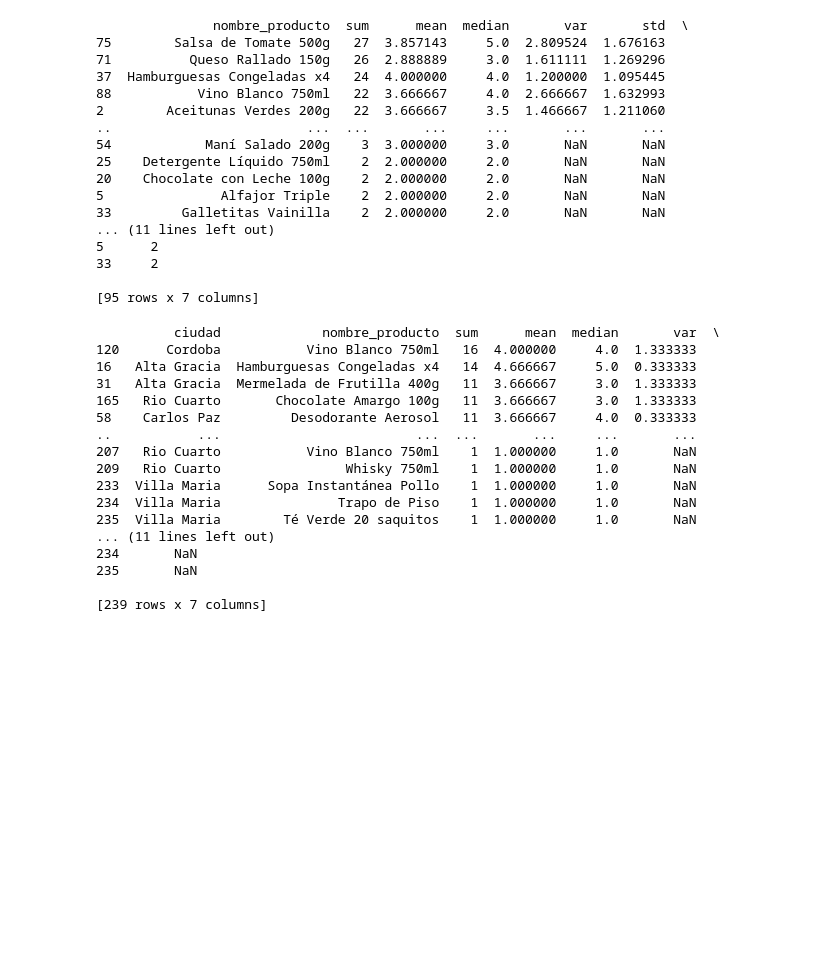
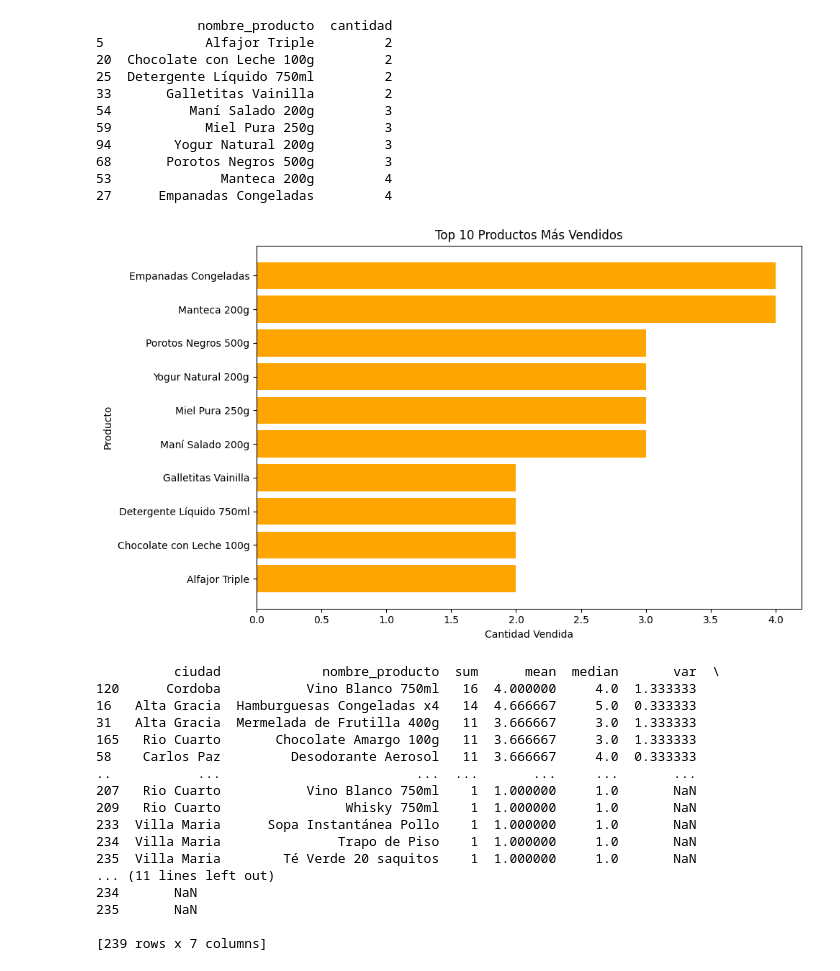
Before and after one commit to SirProg/proyecto-tienda-aurelion, a Jupyter notebook: limpieza.ipynb, the cells around one changed output. Drawn from its saved outputs; the diff is of its cells as text; code cells hidden in the pictures; blank space fills up the shorter version.

```diff
--- a/limpieza.ipynb
+++ b/limpieza.ipynb
@@ -113,42 +98,17 @@ Antes de eliminar columnas redundantes:
 # %%
-# Agrupamos solo por producto
-estadisticas_productos = (
-    detalle_ventas_con_cliente
-    .groupby('nombre_producto')['cantidad']
-    .agg(['sum', 'mean', 'median', 'var', 'std'])
-    .reset_index()
-)
-
-# Moda (la forma más sencilla es con value_counts)
-moda_productos = (
-    detalle_ventas_con_cliente
-    .groupby('nombre_producto')['cantidad']
-    .apply(lambda x: x.mode().iloc[0] if not x.mode().empty else None)
-    .reset_index(name='moda')
-)
-
-# Unimos todo
-estadisticas_productos = estadisticas_productos.merge(moda_productos, on='nombre_producto', how='left').sort_values(by='sum', ascending=False)
-
-print(estadisticas_productos)
 # %% [output]
-               nombre_producto  sum      mean  median       var       std  \
-75        Salsa de Tomate 500g   27  3.857143     5.0  2.809524  1.676163
-71          Queso Rallado 150g   26  2.888889     3.0  1.611111  1.269296
-37  Hamburguesas Congeladas x4   24  4.000000     4.0  1.200000  1.095445
-88           Vino Blanco 750ml   22  3.666667     4.0  2.666667  1.632993
-2        Aceitunas Verdes 200g   22  3.666667     3.5  1.466667  1.211060
-..                         ...  ...       ...     ...       ...       ...
-54            Maní Salado 200g    3  3.000000     3.0       NaN       NaN
-25    Detergente Líquido 750ml    2  2.000000     2.0       NaN       NaN
-20    Chocolate con Leche 100g    2  2.000000     2.0       NaN       NaN
-5               Alfajor Triple    2  2.000000     2.0       NaN       NaN
-33         Galletitas Vainilla    2  2.000000     2.0       NaN       NaN
-... (11 lines left out)
-5      2
-33     2
-
-[95 rows x 7 columns]
+             nombre_producto  cantidad
+5             Alfajor Triple         2
+20  Chocolate con Leche 100g         2
+25  Detergente Líquido 750ml         2
+33       Galletitas Vainilla         2
+54          Maní Salado 200g         3
+59            Miel Pura 250g         3
+94        Yogur Natural 200g         3
+68       Porotos Negros 500g         3
+53              Manteca 200g         4
+27      Empanadas Congeladas         4
+[figure, added]
 # %%
 estadisticas_por_ciudad = (
     detalle_ventas_con_cliente
```
Also changed, not shown: parts of 9 cells of this notebook, 6 other files.
